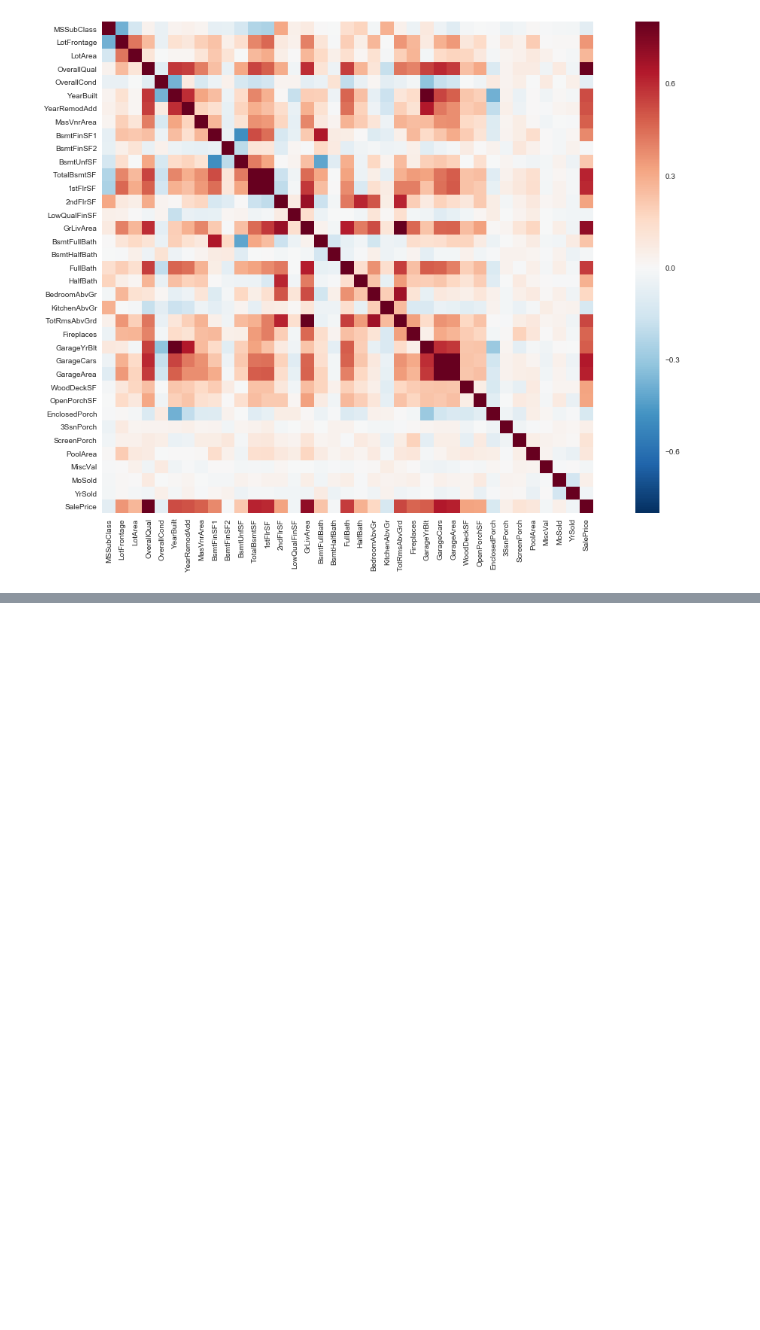
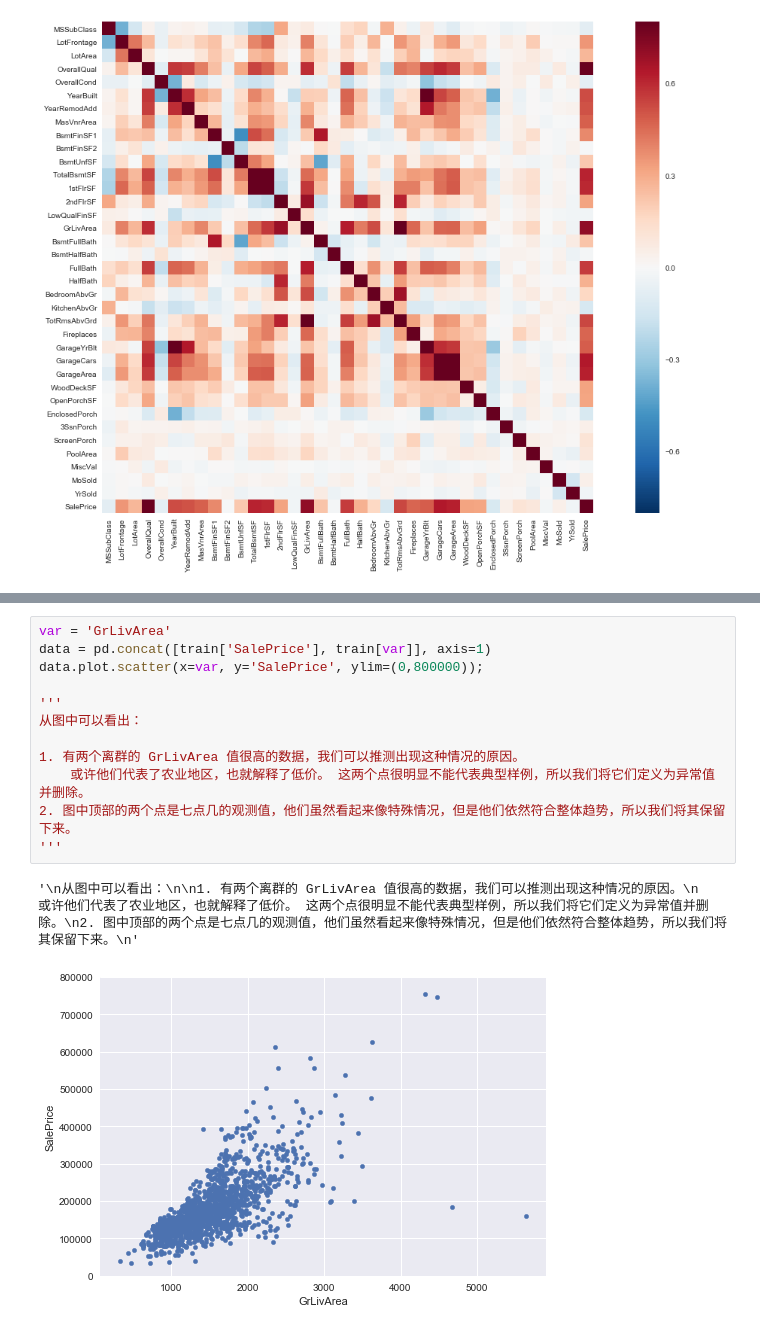
Before and after one commit to zqb1992/kaggle, a Jupyter notebook: competitions/getting-started/House Price/code/House_price_solution.ipynb, the cells around one changed output, grey strips where cells are left out. Cells and saved outputs as stored; diff of their text form; blank space fills up the shorter version.

```diff
--- a/competitions/getting-started/House Price/code/House_price_solution.ipynb
+++ b/competitions/getting-started/House Price/code/House_price_solution.ipynb
@@ -850,0 +249,15 @@ plt.show()
+# %%
+var = 'GrLivArea'
+data = pd.concat([train['SalePrice'], train[var]], axis=1)
+data.plot.scatter(x=var, y='SalePrice', ylim=(0,800000));
+
+'''
+从图中可以看出：
+
+1. 有两个离群的 GrLivArea 值很高的数据，我们可以推测出现这种情况的原因。
+    或许他们代表了农业地区，也就解释了低价。 这两个点很明显不能代表典型样例，所以我们将它们定义为异常值并删除。
+2. 图中顶部的两个点是七点几的观测值，他们虽然看起来像特殊情况，但是他们依然符合整体趋势，所以我们将其保留下来。
+'''
+# %% [output]
+'\n从图中可以看出：\n\n1. 有两个离群的 GrLivArea 值很高的数据，我们可以推测出现这种情况的原因。\n    或许他们代表了农业地区，也就解释了低价。 这两个点很明显不能代表典型样例，所以我们将它们定义为异常值并删除。\n2. 图中顶部的两个点是七点几的观测值，他们虽然看起来像特殊情况，但是他们依然符合整体趋势，所以我们将其保留下来。\n'
+[figure, added]
```
Also changed, not shown: parts of 92 cells of this notebook, 1 other file.
